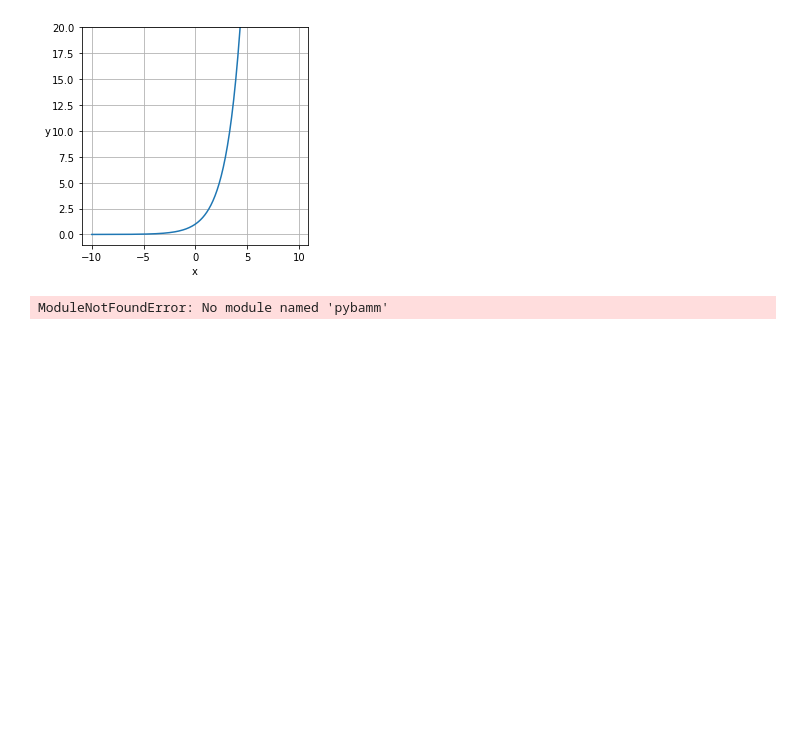
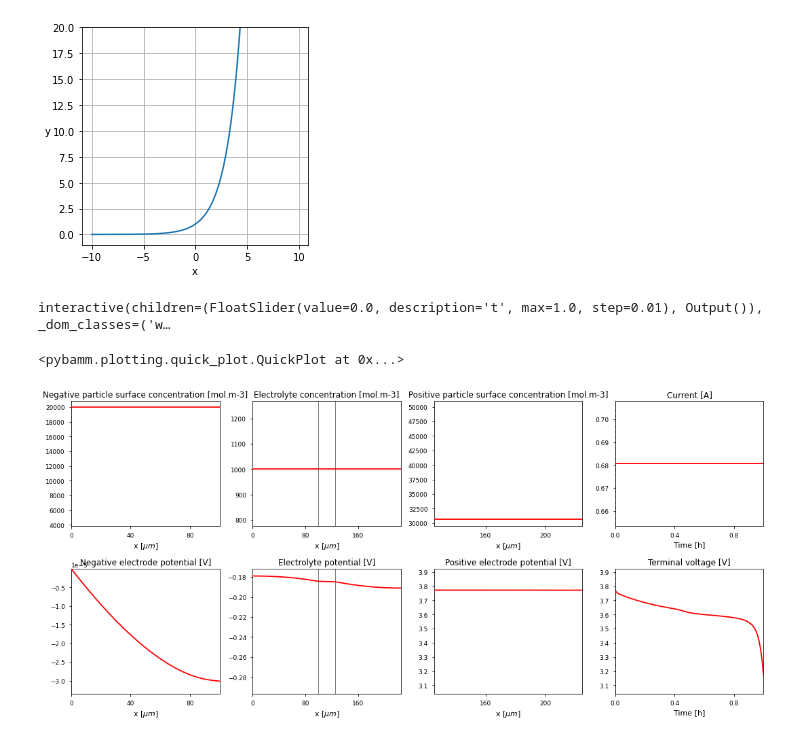
Before and after one commit to TaichiKogure/GitHubTestTrial, a Jupyter notebook: IroIro/Memo2020.ipynb, the cells around one changed output. Saved outputs shown, nothing was run; the diff lists cells and outputs as text; code cells hidden in the pictures; blank space fills up the shorter version.

```diff
--- a/IroIro/Memo2020.ipynb
+++ b/IroIro/Memo2020.ipynb
@@ -51,11 +51,14 @@ plt.show()  # グラフを表示
 # %% [output]
 [figure]
 # %%
+#Pybammを試しに使ってみる．
+
 import pybamm
-
-model = pybamm.lithium_ion.DFN() # Doyle-Fuller-Newman model
+model = pybamm.lithium_ion.DFN()
 sim = pybamm.Simulation(model)
-sim.solve()
+sim.solve([0,3600])
 sim.plot()
 # %% [output]
-ModuleNotFoundError: No module named 'pybamm'
+interactive(children=(FloatSlider(value=0.0, description='t', max=1.0, step=0.01), Output()), _dom_classes=('w…
+<pybamm.plotting.quick_plot.QuickPlot at 0x...>
+[figure, added]
```
Also changed, not shown: 1 other file.
